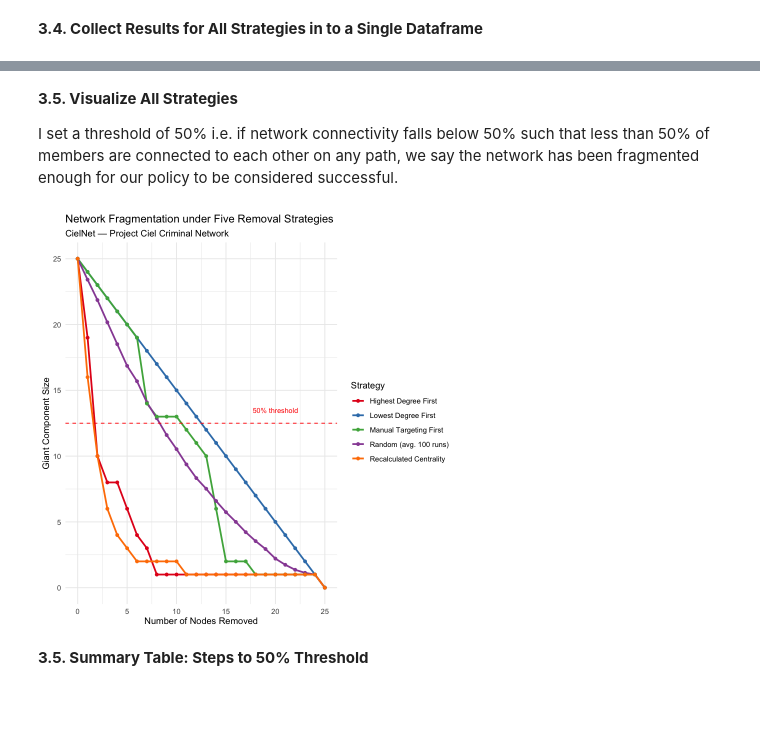
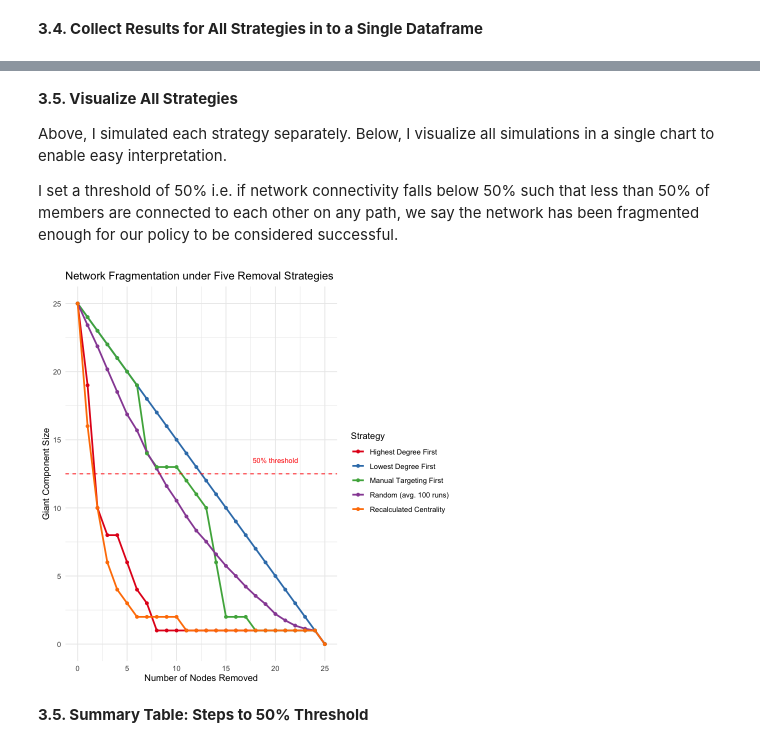
Before and after one commit to ananya923/Social-Networks-Analysis-SOCIOL728, a Jupyter notebook: Research Reports/research-report-02.ipynb, the cells around one changed output, grey strips where cells are left out. Cells and saved outputs as stored; diff of their text form; code cells hidden in the pictures; blank space fills up the shorter version.

Commit message:
add all analyses and interpretations

```diff
--- a/Research Reports/research-report-02.ipynb
+++ b/Research Reports/research-report-02.ipynb
@@ -1210,31 +1050,42 @@ A tibble: 10 × 3
 # %% [markdown]
 **3.5. Visualize All Strategies**
 
+Above, I simulated each strategy separately. Below, I visualize all simulations in a single chart to enable easy interpretation.
+
 I set a threshold of 50% i.e. if network connectivity falls below 50% such that less than 50% of members are connected to each other on any path, we say the network has been fragmented enough for our policy to be considered successful.
-# %%
-ggplot(results_long, aes(x = steps, y = giant_component_size, color = strategy)) +
-  geom_line(linewidth = 1) +
-  geom_point(size = 1.5) +
-  scale_color_brewer(palette = "Set1", labels = strategy_labels) +
-  scale_x_continuous(breaks = seq(0, 25, by = 5)) +
-  scale_y_continuous(breaks = seq(0, 25, by = 5)) +
-  geom_hline(yintercept = 25 * 0.5, linetype = "dashed", color = "red") +
-  annotate("text", x = 20, y = 13.5, label = "50% threshold",
-           color = "red", size = 3) +
-  labs(
-    title    = "Network Fragmentation under Five Removal Strategies",
-    subtitle = "CielNet — Project Ciel Criminal Network",
-    x        = "Number of Nodes Removed",
-    y        = "Giant Component Size",
-    color    = "Strategy"
-  ) +
-  theme_minimal() +
-  theme(
-    legend.position  = "right",
-    legend.direction = "vertical"
-  )
-# %% [output]
-[figure, removed]
+# %%
+strategy_labels <- c(
+  "highest_degree" = "Highest Degree First",
+  "lowest_degree"  = "Lowest Degree First",
+  "random"         = "Random (avg. 100 runs)",
+  "manual"         = "Manual Targeting First",
+  "recalculated"   = "Recalculated Centrality"
+)
+
+p <- ggplot(results_long, aes(x = steps, y = giant_component_size, color = strategy)) +
+  geom_line(linewidth = 1) +
+  geom_point(size = 1.5) +
+  scale_color_brewer(palette = "Set1", labels = strategy_labels) +
+  scale_x_continuous(breaks = seq(0, 25, by = 5)) +
+  scale_y_continuous(breaks = seq(0, 25, by = 5)) +
+  geom_hline(yintercept = 25 * 0.5, linetype = "dashed", color = "red") +
+  annotate("text", x = 20, y = 13.5, label = "50% threshold",
+           color = "red", size = 3) +
+  labs(
+    title    = "Network Fragmentation under Five Removal Strategies",
+    x        = "Number of Nodes Removed",
+    y        = "Giant Component Size",
+    color    = "Strategy"
+  ) +
+  theme_minimal() +
+  theme(
+    legend.position  = "right",
+    legend.direction = "vertical"
+  )
+
+print(p)
+# %% [output]
+[figure, added]
 # %% [markdown]
 **3.5. Summary Table: Steps to 50% Threshold**
 # %%
```
Also changed, not shown: parts of 40 cells of this notebook, 2 other files.
